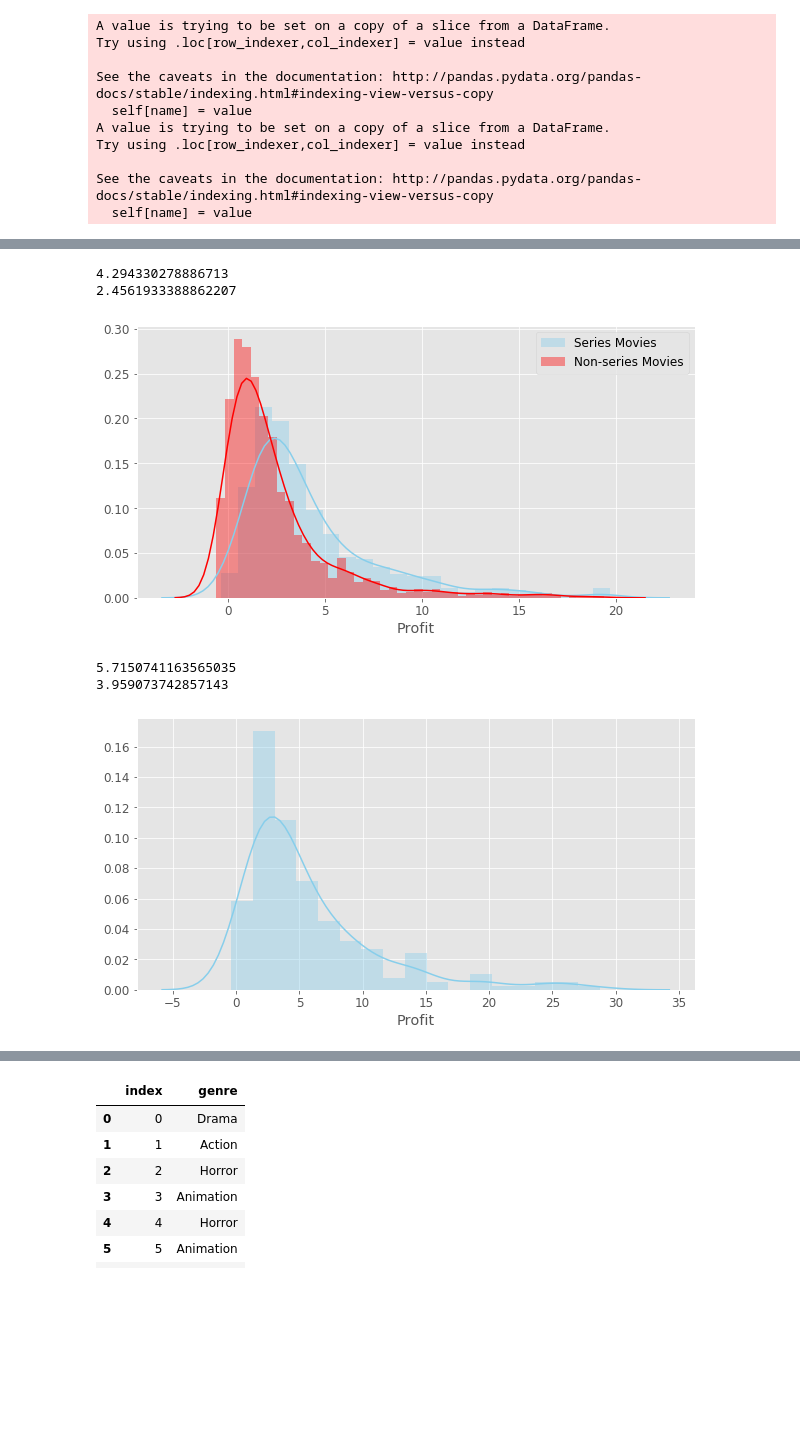
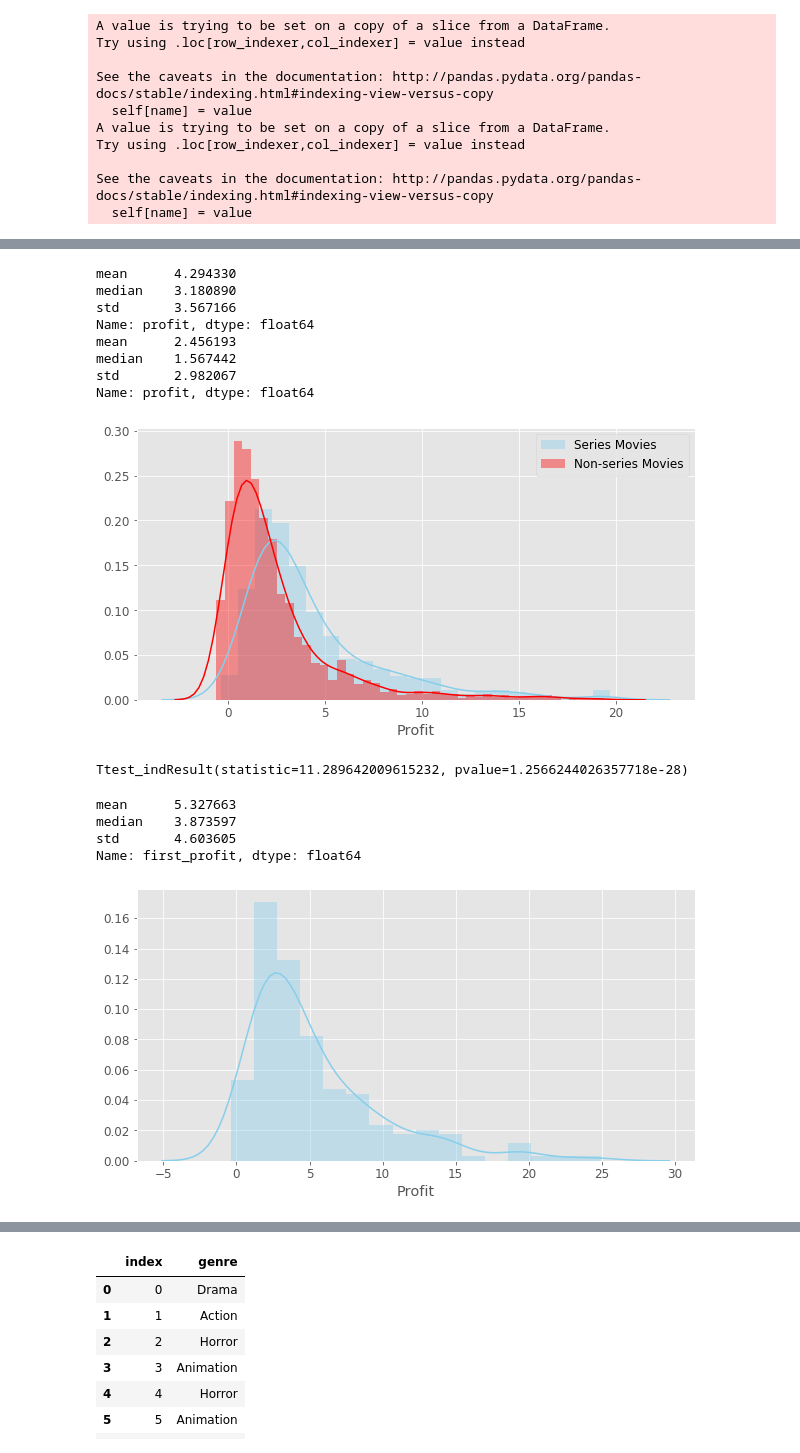
Before and after one commit to ChungHHuang/Web_Scraping_Project, a Jupyter notebook: Test.ipynb, the cells around one changed output, grey strips where cells are left out. Saved outputs shown, nothing was run; the diff lists cells and outputs as text; code cells hidden in the pictures; blank space fills up the shorter version.

```diff
--- a/Test.ipynb
+++ b/Test.ipynb
@@ -197,34 +223,46 @@ plt.legend()
 #sns.boxplot(x='Is_series', y='profit', data=int_profit)
 plt.xlabel('Profit')
 #plt.ylabel('Profit')
-print(iss_profit.profit.mean())
-print(isnos_profit.profit.mean())
+print(iss_profit.profit.agg(['mean','median','std']))
+print(isnos_profit.profit.agg(['mean','median','std']))
 # %% [output]
-4.294330278886713
-2.4561933388862207
+mean      4.294330
+median    3.180890
+std       3.567166
+Name: profit, dtype: float64
+mean      2.456193
+median    1.567442
+std       2.982067
+Name: profit, dtype: float64
 [figure]
+# %%
+print(stats.ttest_ind(int_profit[int_profit.Is_series == True].profit,\
+                    int_profit[int_profit.Is_series == False].profit))
+# %% [output]
+Ttest_indResult(statistic=11.289642009615232, pvalue=1.2566244026357718e-28)
 # %%
 First_series = Merged_df.loc[(Merged_df.worldwide != Merged_df.domestic) & (Merged_df.series!= 'No')].sort_values('release_year').groupby('series')
 a=[]
 b=[]
 for index, row in First_series:
     a.append(row.loc[row.release_year ==row.release_year.min()].profit)
 for i in range(len(a)):
     b+=list(a[i].values)
 df1 = pd.DataFrame(b,columns=['first_profit'])
-df1 = df1.loc[df1.first_profit < 30]
+df1 = df1.loc[df1.first_profit < 25]
 sns.distplot(df1["first_profit"], color="skyblue", label="Series Movies")
 plt.xlabel('Profit')
-print(df1.first_profit.mean())
-print(df1.first_profit.median())
+print(df1.first_profit.agg(['mean','median','std']))
 #First_series.apply(lambda x: x.loc[release_year])
 #dfg.apply(lambda x: x.loc[1:3])
 #bar_df = df.groupby('title_year')[['budget']].mean().tail(10)
 #bar_df.head(10)
 # %% [output]
-5.7150741163565035
-3.959073742857143
+mean      5.327663
+median    3.873597
+std       4.603605
+Name: first_profit, dtype: float64
-[figure, old version]
+[figure, new version]
 # %%
 df_genre = Merged_df.copy()
 df_genre.genre = df_genre.genre.str.replace('/','').str.split()
```
Also changed, not shown: parts of 10 cells of this notebook, 1 other file.
